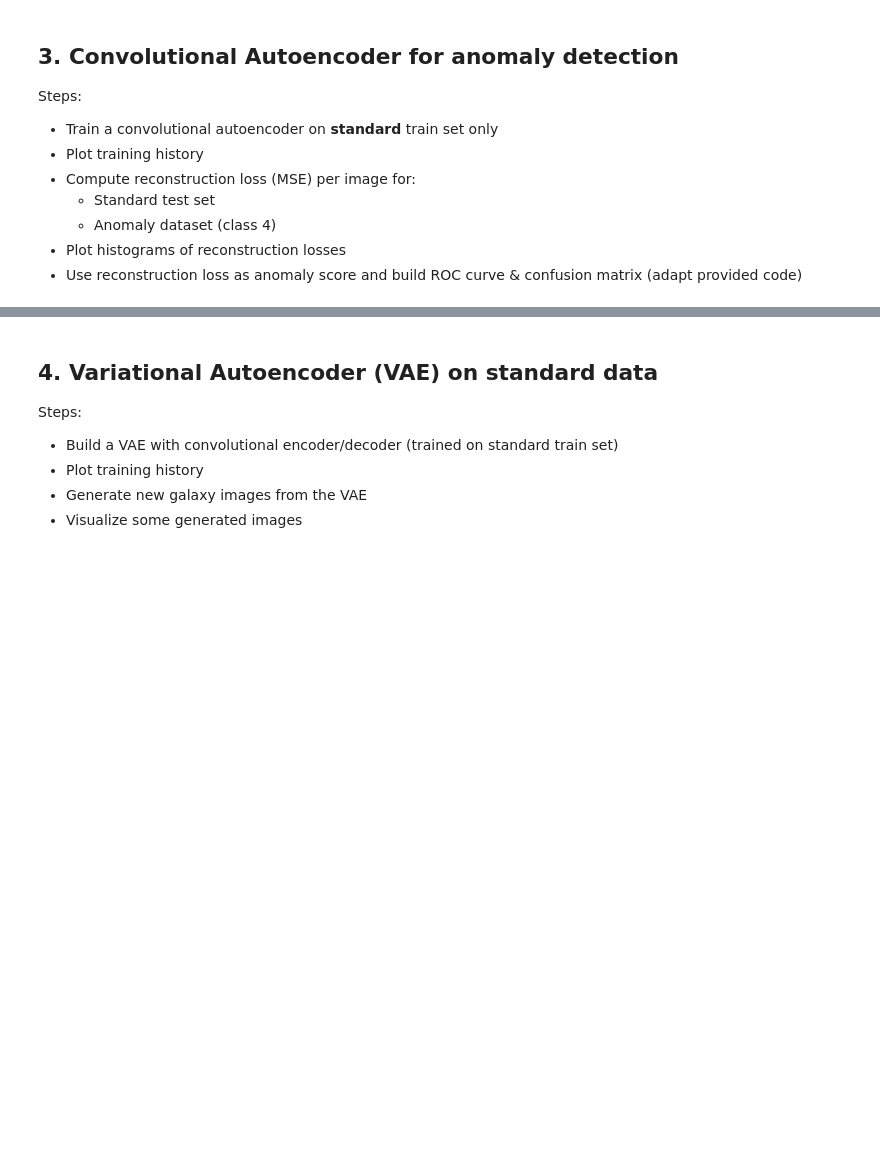
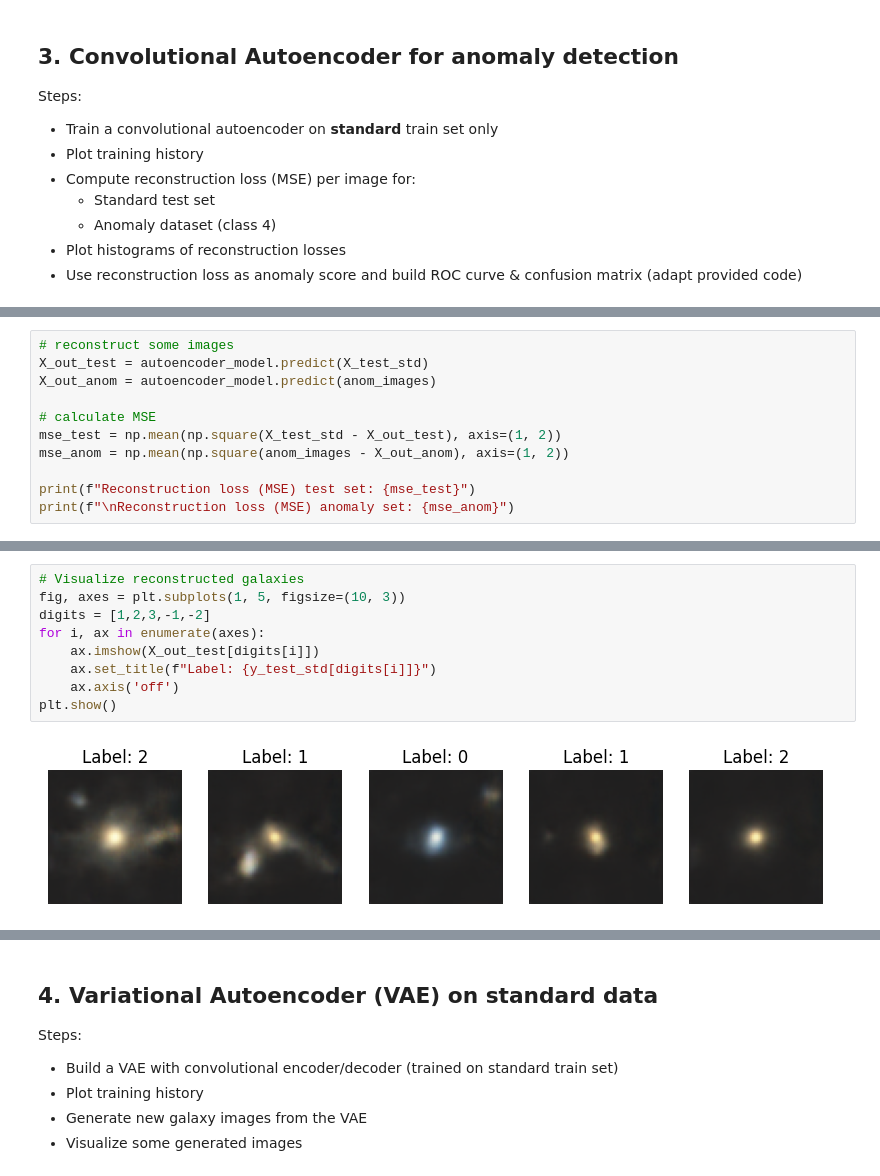
Before and after one commit to budermike/intro_applied_dl_phy_466, a Jupyter notebook: ExamAssignment.ipynb, the cells around one changed output, grey strips where cells are left out. Cells and saved outputs as stored; diff of their text form; blank space fills up the shorter version.

```diff
--- a/ExamAssignment.ipynb
+++ b/ExamAssignment.ipynb
@@ -390,0 +551,11 @@ Steps:
+# %%
+# reconstruct some images
+X_out_test = autoencoder_model.predict(X_test_std)
+X_out_anom = autoencoder_model.predict(anom_images)
+
+# calculate MSE
+mse_test = np.mean(np.square(X_test_std - X_out_test), axis=(1, 2))
+mse_anom = np.mean(np.square(anom_images - X_out_anom), axis=(1, 2))
+
+print(f"Reconstruction loss (MSE) test set: {mse_test}")
+print(f"\nReconstruction loss (MSE) anomaly set: {mse_anom}")
@@ -390,0 +591,11 @@ Steps:
+# %%
+# Visualize reconstructed galaxies
+fig, axes = plt.subplots(1, 5, figsize=(10, 3))
+digits = [1,2,3,-1,-2]
+for i, ax in enumerate(axes):
+    ax.imshow(X_out_test[digits[i]])
+    ax.set_title(f"Label: {y_test_std[digits[i]]}")
+    ax.axis('off')
+plt.show()
+# %% [output]
+[figure, added]
```
Also changed, not shown: parts of 17 cells of this notebook.
